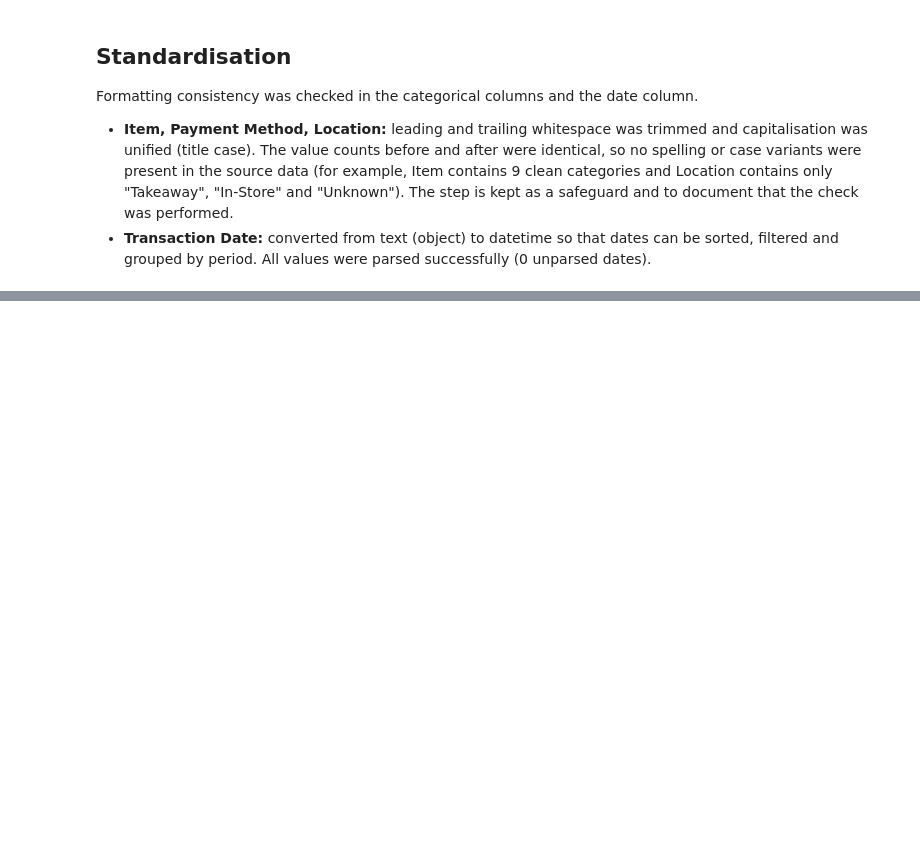
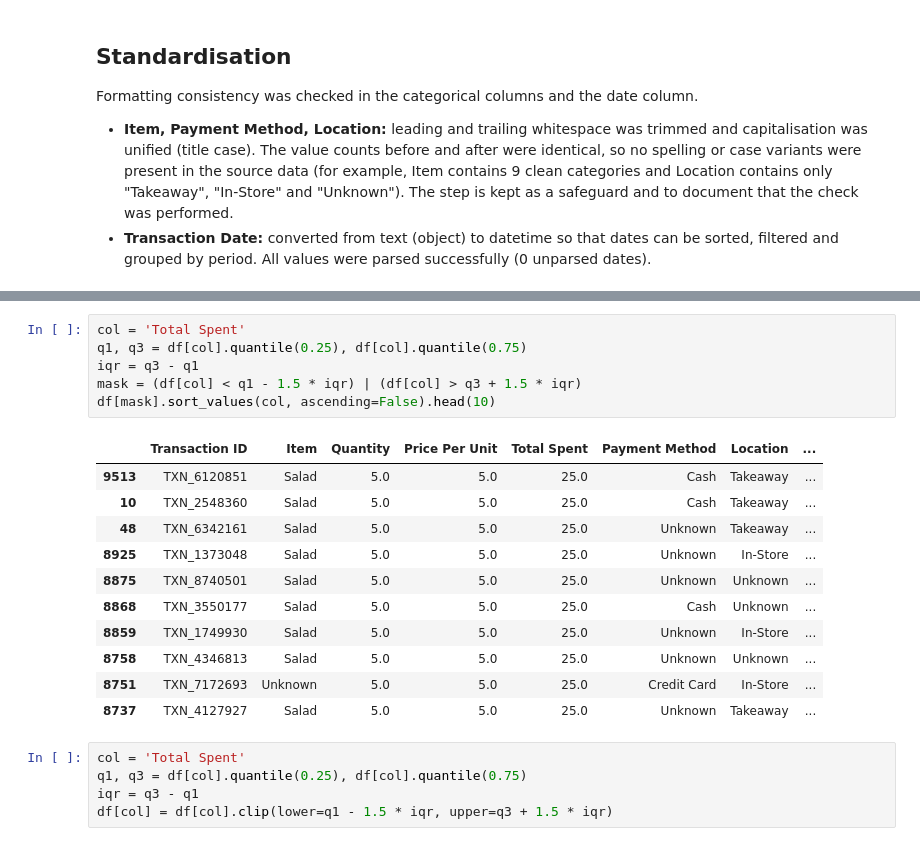
Before and after one commit to marselvna/OIBSIP, a Jupyter notebook: DataAnalytics-L1-CD/main.ipynb, the cells around one changed output, grey strips where cells are left out. Drawn from its saved outputs; the diff is of its cells as text; blank space fills up the shorter version.

```diff
--- a/DataAnalytics-L1-CD/main.ipynb
+++ b/DataAnalytics-L1-CD/main.ipynb
@@ -325,0 +363,23 @@ were parsed successfully (0 unparsed dates).
+# %%
+col = 'Total Spent'
+q1, q3 = df[col].quantile(0.25), df[col].quantile(0.75)
+iqr = q3 - q1
+mask = (df[col] < q1 - 1.5 * iqr) | (df[col] > q3 + 1.5 * iqr)
+df[mask].sort_values(col, ascending=False).head(10)
+# %% [output]
+|  | Transaction ID | Item | Quantity | Price Per Unit | Total Spent | Payment Method | Location | ... |
+| 9513 | TXN_6120851 | Salad | 5.0 | 5.0 | 25.0 | Cash | Takeaway | ... |
+| 10 | TXN_2548360 | Salad | 5.0 | 5.0 | 25.0 | Cash | Takeaway | ... |
+| 48 | TXN_6342161 | Salad | 5.0 | 5.0 | 25.0 | Unknown | Takeaway | ... |
+| 8925 | TXN_1373048 | Salad | 5.0 | 5.0 | 25.0 | Unknown | In-Store | ... |
+| 8875 | TXN_8740501 | Salad | 5.0 | 5.0 | 25.0 | Unknown | Unknown | ... |
+| 8868 | TXN_3550177 | Salad | 5.0 | 5.0 | 25.0 | Cash | Unknown | ... |
+| 8859 | TXN_1749930 | Salad | 5.0 | 5.0 | 25.0 | Unknown | In-Store | ... |
+| 8758 | TXN_4346813 | Salad | 5.0 | 5.0 | 25.0 | Unknown | Unknown | ... |
+| 8751 | TXN_7172693 | Unknown | 5.0 | 5.0 | 25.0 | Credit Card | In-Store | ... |
+| 8737 | TXN_4127927 | Salad | 5.0 | 5.0 | 25.0 | Unknown | Takeaway | ... |
+# %%
+col = 'Total Spent'
+q1, q3 = df[col].quantile(0.25), df[col].quantile(0.75)
+iqr = q3 - q1
+df[col] = df[col].clip(lower=q1 - 1.5 * iqr, upper=q3 + 1.5 * iqr)
```
Also changed, not shown: parts of 4 cells of this notebook.
